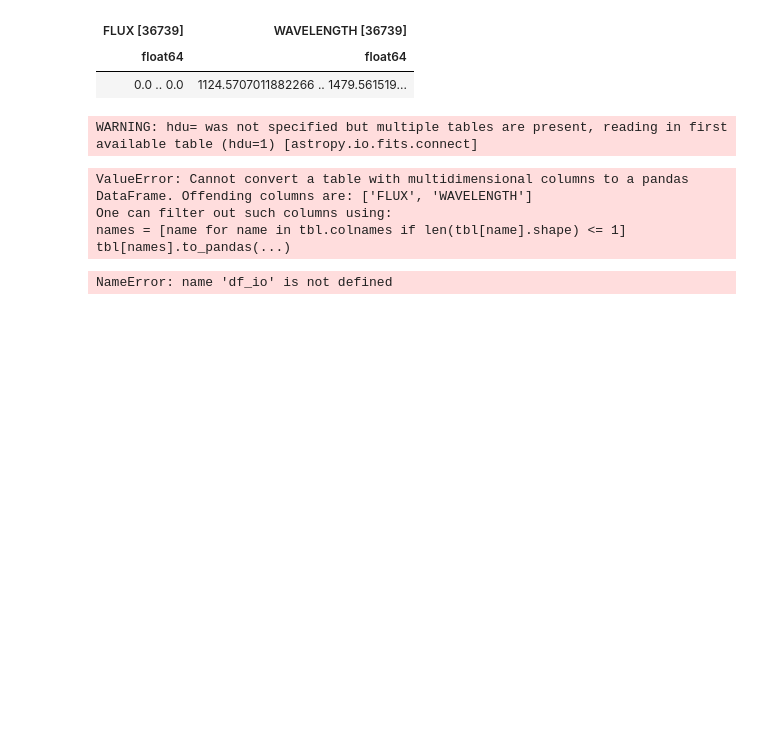
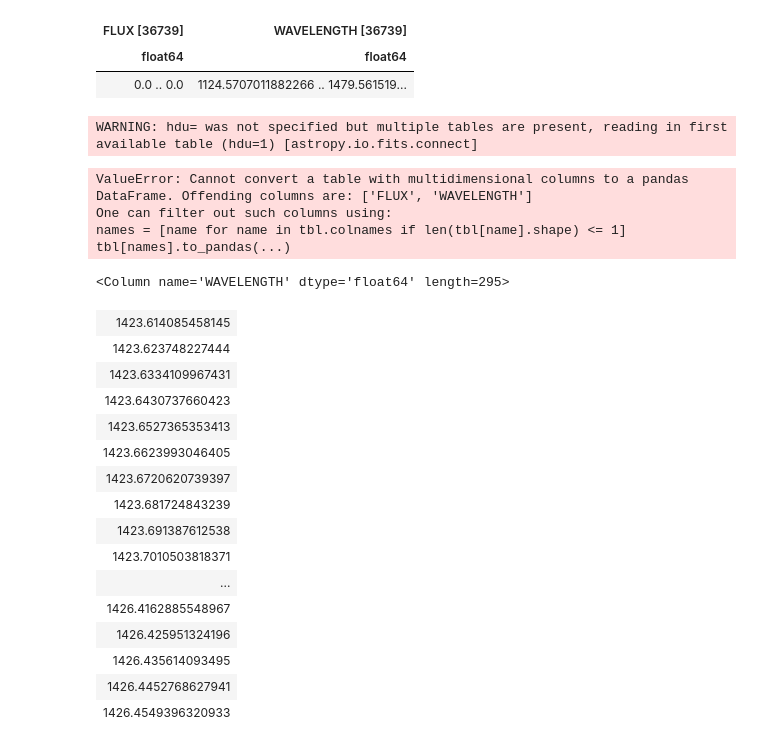
Before and after one commit to 18ganesha/io_brightness, a Jupyter notebook: notebooks/02_Gaussian_fitting_for_S_I.ipynb, the cells around one changed output. Saved outputs shown, nothing was run; the diff lists cells and outputs as text; code cells hidden in the pictures; blank space fills up the shorter version.

```diff
--- a/notebooks/02_Gaussian_fitting_for_S_I.ipynb
+++ b/notebooks/02_Gaussian_fitting_for_S_I.ipynb
@@ -130,7 +129,3 @@ ValueError: Cannot convert a table with multidimensional columns to a pandas Dat
 One can filter out such columns using:
 names = [name for name in tbl.colnames if len(tbl[name].shape) <= 1]
 tbl[names].to_pandas(...)
-# %%
-df_io
-# %% [output]
-NameError: name 'df_io' is not defined
@@ -158,0 +135,20 @@ type(w)
+# %%
+wl
+# %% [output]
+<Column name='WAVELENGTH' dtype='float64' length=295>
+| 1423.614085458145 |
+| 1423.623748227444 |
+| 1423.6334109967431 |
+| 1423.6430737660423 |
+| 1423.6527365353413 |
+| 1423.6623993046405 |
+| 1423.6720620739397 |
+| 1423.681724843239 |
+| 1423.691387612538 |
+| 1423.7010503818371 |
+| ... |
+| 1426.4162885548967 |
+| 1426.425951324196 |
+| 1426.435614093495 |
+| 1426.4452768627941 |
+| 1426.4549396320933 |
```
Also changed, not shown: parts of 12 cells of this notebook.
